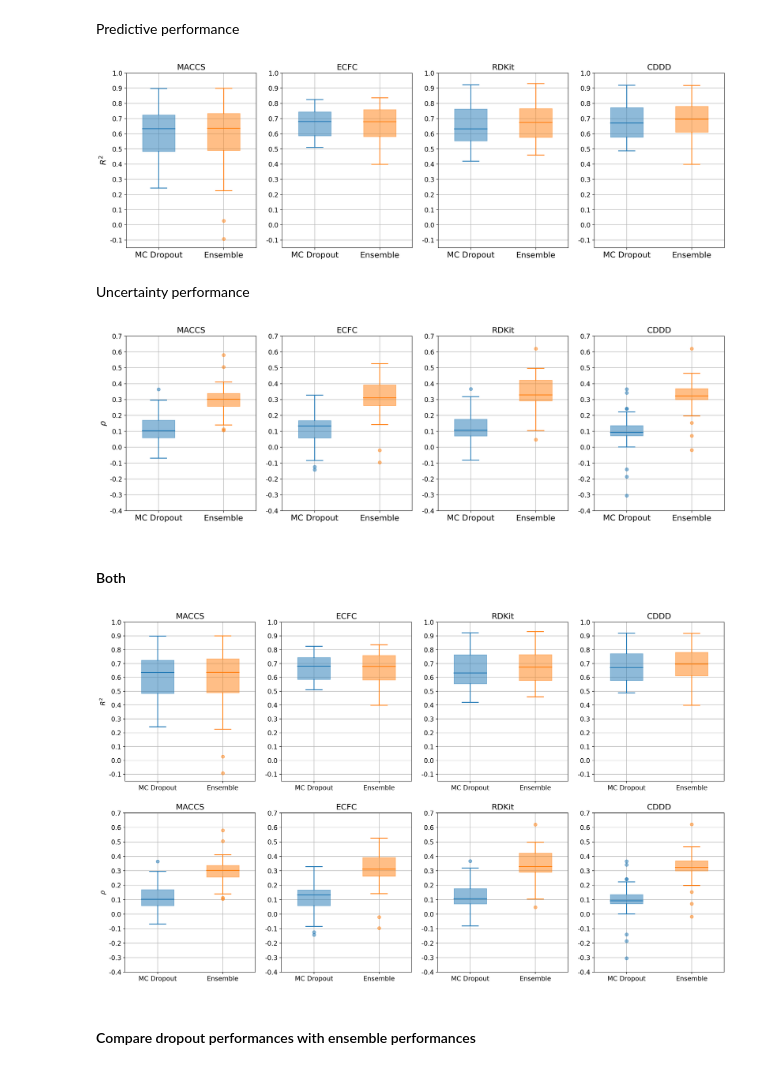
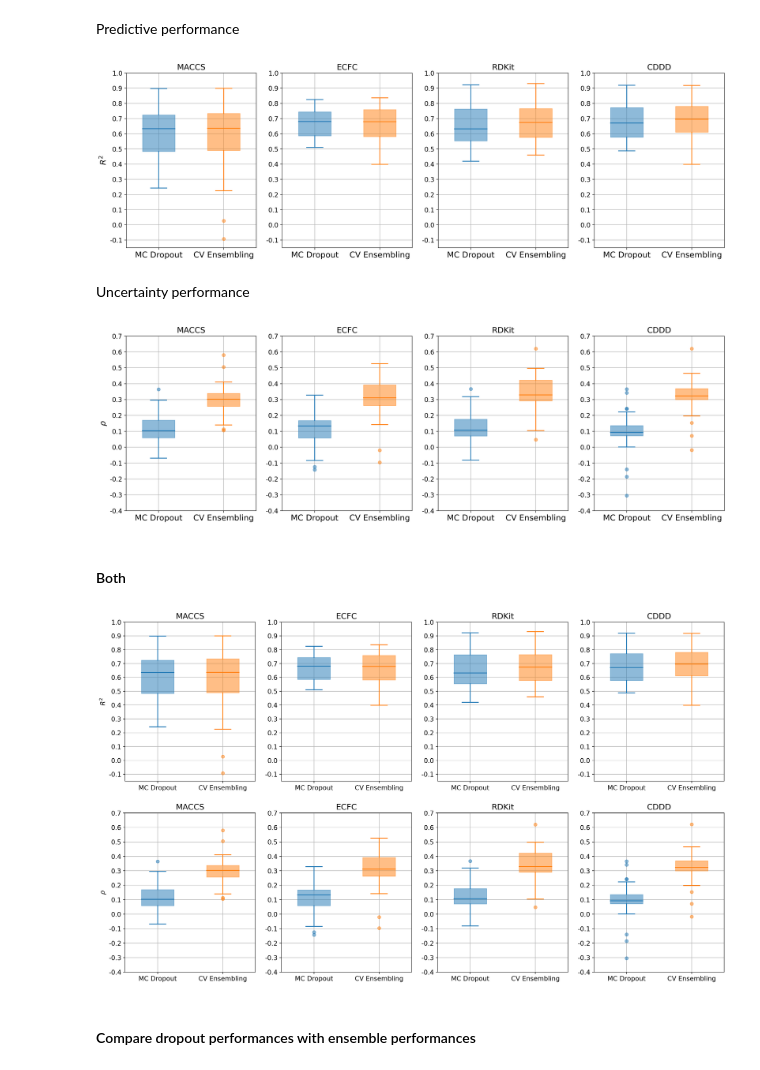
Before and after one commit to ThomasDutschmann/ensemble_uncertainties, a Jupyter notebook: preliminary_experiments/dropout_evaluation/dropout_inspection.ipynb, the cells around one changed output. Drawn from its saved outputs; the diff is of its cells as text; code cells hidden in the pictures.

Commit message:
Changed x-label in box-whisker plot

```diff
--- a/preliminary_experiments/dropout_evaluation/dropout_inspection.ipynb
+++ b/preliminary_experiments/dropout_evaluation/dropout_inspection.ipynb
@@ -193,35 +193,35 @@ for i in range(len(axes)):
     ax = axes[i]
     descriptor = descriptor_names[i]
     title = descriptor
     dropout_table = complete_overview_dropout[complete_overview_dropout['descriptor'] == descriptor]
     ensemble_table = complete_overview_ensemble[complete_overview_ensemble['descriptor'] == descriptor]
     ax.grid(zorder=1000)
     for j, table in enumerate([dropout_table, ensemble_table]):
         flierprops = {'markerfacecolor':f'C{j}', 'markeredgecolor':f'C{j}', 'alpha':.5}
         box = ax.boxplot(table['r2'], flierprops=flierprops, positions=[j], widths=[.5], patch_artist=True)
         for k, patch in enumerate(box['boxes']):
             patch.set_facecolor(f'C{j}')
             patch.set_edgecolor(f'C{j}')
             patch.set_alpha(.5)
         for patch in box['medians']:
             patch.set_color(f'C{j}')
             patch.set_linewidth(1.5)
         for item in ['whiskers', 'fliers', 'caps']:
             for patch in box[item]:
                 patch.set_color(f'C{j}')
                 patch.set_linewidth(1.5)
     ax.set_ylim((-.15, 1.))
     ax.set_title(title, size=15)
-    ax.set_xticklabels(['MC Dropout', 'Ensemble'], size=15)
+    ax.set_xticklabels(['MC Dropout', 'CV Ensembling'], size=15)
     rang_adjusted = make_y_range((-.1, 1.))
     ax.set_yticks(rang_adjusted)
     ax.set_yticklabels(rang_adjusted, size=12)
     if i == 0:
         ax.set_ylabel('$R^2$', size=15)
 plt.savefig(PLOT_FOLDER+'dropout_vs_ensemble/r2.pdf', bbox_inches='tight', pad_inches=0.05)
 plt.show()
 # %% [output]
-[figure, old version]
+[figure, new version]
 # %% [markdown]
 Uncertainty performance
 # %%
@@ -250,7 +250,7 @@ for i in range(len(axes)):
                 patch.set_linewidth(1.5)
     ax.set_ylim((-.4, .7))
     ax.set_title(title, size=15)
-    ax.set_xticklabels(['MC Dropout', 'Ensemble'], size=15)
+    ax.set_xticklabels(['MC Dropout', 'CV Ensembling'], size=15)
     rang_adjusted = make_y_range((-.4, .7))
     ax.set_yticks(rang_adjusted)
     ax.set_yticklabels(rang_adjusted, size=12)
@@ -259,7 +259,7 @@ for i in range(len(axes)):
 plt.savefig(PLOT_FOLDER+'dropout_vs_ensemble/rho.pdf', bbox_inches='tight', pad_inches=0.05)
 plt.show()
 # %% [output]
-[figure, old version]
+[figure, new version]
 # %% [markdown]
 #### Both
 # %%
@@ -288,7 +288,7 @@ for i in range(len(r2_axes)):
                 patch.set_linewidth(1.5)
     ax.set_ylim((-.15, 1.))
     ax.set_title(title, size=15)
-    ax.set_xticklabels(['MC Dropout', 'Ensemble'])
+    ax.set_xticklabels(['MC Dropout', 'CV Ensembling'])
     rang_adjusted = make_y_range((-.1, 1.))
     ax.set_yticks(rang_adjusted)
     ax.set_yticklabels(rang_adjusted)
@@ -320,7 +320,7 @@ for i in range(len(rho_axes)):
                 patch.set_linewidth(1.5)
     #ax.set_ylim((-.4, .7))
     ax.set_title(title, size=15)
-    ax.set_xticklabels(['MC Dropout', 'Ensemble'])
+    ax.set_xticklabels(['MC Dropout', 'CV Ensembling'])
     rang_adjusted = make_y_range((-.4, .7))
     ax.set_yticks(rang_adjusted)
     ax.set_yticklabels(rang_adjusted)
@@ -332,7 +332,7 @@ for i in range(len(rho_axes)):
 plt.savefig(PLOT_FOLDER+'dropout_vs_ensemble/dropout_comparison_summary.pdf', bbox_inches='tight', pad_inches=0.05)
 plt.show()
 # %% [output]
-[figure, old version]
+[figure, new version]
 # %% [markdown]
 #### Compare dropout performances with ensemble performances
 # %%
```
Also changed, not shown: 1 other file.
